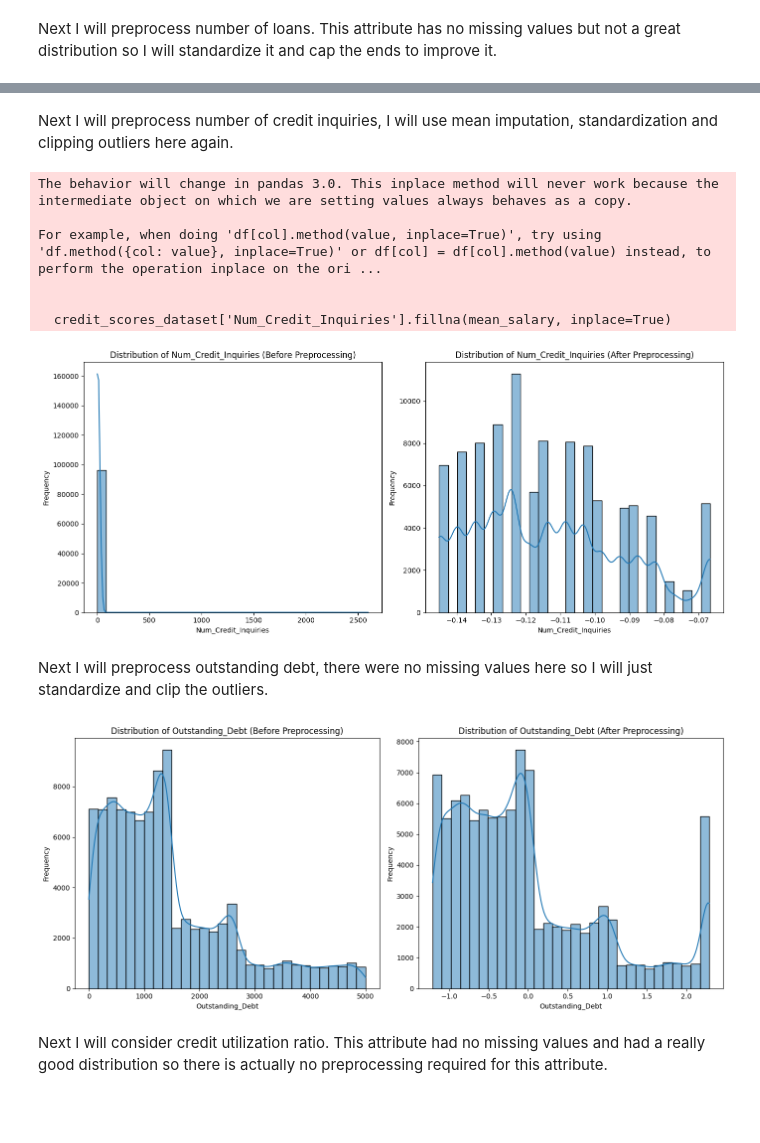
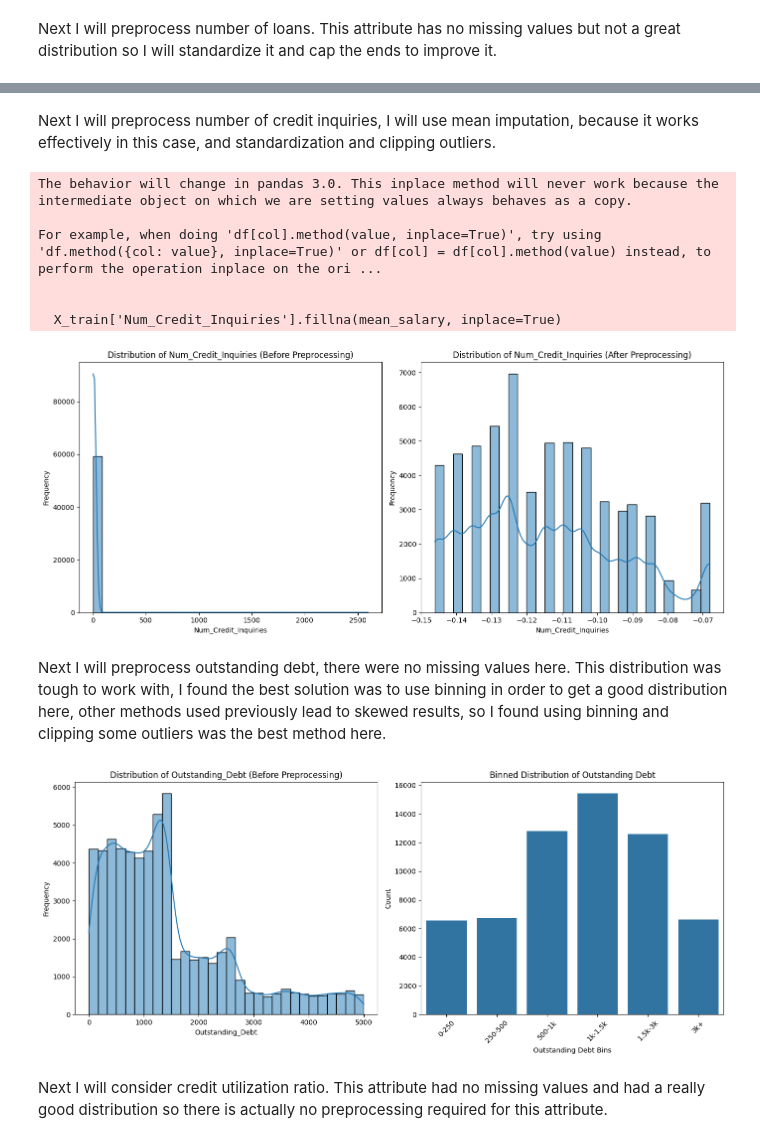
Before and after one commit to alex-govier5/intro-to-ai, a Jupyter notebook: A1/AI_Assignment1.ipynb, the cells around one changed output, grey strips where cells are left out. Cells and saved outputs as stored; diff of their text form; code cells hidden in the pictures; blank space fills up the shorter version.

```diff
--- a/A1/AI_Assignment1.ipynb
+++ b/A1/AI_Assignment1.ipynb
@@ -724,34 +732,34 @@ For example, when doing 'df[col].method(value, inplace=True)', try using 'df.met
 # %% [markdown]
-Next I will preprocess number of credit inquiries, I will use mean imputation, standardization and clipping outliers here again.
+Next I will preprocess number of credit inquiries, I will use mean imputation, because it works effectively in this case, and standardization and clipping outliers.
 # %%
 # Preprocessing number of credit inquiries
 
 # Visualize distribution before preprocessing
 plt.figure(figsize=(14, 6))
 plt.subplot(1, 2, 1)  # Before preprocessing
-sns.histplot(credit_scores_dataset['Num_Credit_Inquiries'], bins=30, kde=True)
+sns.histplot(X_train['Num_Credit_Inquiries'], bins=30, kde=True)
 plt.title('Distribution of Num_Credit_Inquiries (Before Preprocessing)')
 plt.xlabel('Num_Credit_Inquiries')
 plt.ylabel('Frequency')
 
 # Calculate mean
-mean_salary = credit_scores_dataset['Num_Credit_Inquiries'].mean()
+mean_salary = X_train['Num_Credit_Inquiries'].mean()
 
-# Impute missing values with the mean
-credit_scores_dataset['Num_Credit_Inquiries'].fillna(mean_salary, inplace=True)
+# Impute missing values with the mean (Warning below can be ignored)
+X_train['Num_Credit_Inquiries'].fillna(mean_salary, inplace=True)
 
-# Preprocess data
+# Apply standardization
 scaler = StandardScaler()
-credit_scores_dataset['Num_Credit_Inquiries'] = scaler.fit_transform(credit_scores_dataset[['Num_Credit_Inquiries']])
+X_train['Num_Credit_Inquiries'] = scaler.fit_transform(X_train[['Num_Credit_Inquiries']])
 
 # Clip the values to remove outliers
-lower_bound = credit_scores_dataset['Num_Credit_Inquiries'].quantile(0.01)
-upper_bound = credit_scores_dataset['Num_Credit_Inquiries'].quantile(0.95)
-credit_scores_dataset['Num_Credit_Inquiries'] = credit_scores_dataset['Num_Credit_Inquiries'].clip(lower_bound, upper_bound)
+lower_bound = X_train['Num_Credit_Inquiries'].quantile(0.01)
+upper_bound = X_train['Num_Credit_Inquiries'].quantile(0.95)
+X_train['Num_Credit_Inquiries'] = X_train['Num_Credit_Inquiries'].clip(lower_bound, upper_bound)
 
 # Visualize distribution after preprocessing
 plt.subplot(1, 2, 2)  # After preprocessing
-sns.histplot(credit_scores_dataset['Num_Credit_Inquiries'], bins=30, kde=True)
+sns.histplot(X_train['Num_Credit_Inquiries'], bins=30, kde=True)
 plt.title('Distribution of Num_Credit_Inquiries (After Preprocessing)')
 plt.xlabel('Num_Credit_Inquiries')
 plt.ylabel('Frequency')
@@ -765,42 +773,44 @@ The behavior will change in pandas 3.0. This inplace method will never work beca
 For example, when doing 'df[col].method(value, inplace=True)', try using 'df.method({col: value}, inplace=True)' or df[col] = df[col].method(value) instead, to perform the operation inplace on the ori ...
 
 
-  credit_scores_dataset['Num_Credit_Inquiries'].fillna(mean_salary, inplace=True)
+  X_train['Num_Credit_Inquiries'].fillna(mean_salary, inplace=True)
-[figure, old version]
+[figure, new version]
-# %% [markdown]
-Next I will preprocess outstanding debt, there were no missing values here so I will just standardize and clip the outliers.
+# %% [markdown]
+Next I will preprocess outstanding debt, there were no missing values here. This distribution was tough to work with, I found the best solution was to use binning in order to get a good distribution here, other methods used previously lead to skewed results, so I found using binning and clipping some outliers was the best method here.
 # %%
 # Preprocessing outstanding debt
 
 # Visualize distribution before preprocessing
 plt.figure(figsize=(14, 6))
 plt.subplot(1, 2, 1)  # Before preprocessing
-sns.histplot(credit_scores_dataset['Outstanding_Debt'], bins=30, kde=True)
+sns.histplot(X_train['Outstanding_Debt'], bins=30, kde=True)
 plt.title('Distribution of Outstanding_Debt (Before Preprocessing)')
 plt.xlabel('Outstanding_Debt')
 plt.ylabel('Frequency')
 
-# Preprocess data
-scaler = StandardScaler()
-credit_scores_dataset['Outstanding_Debt'] = scaler.fit_transform(credit_scores_dataset[['Outstanding_Debt']])
+# Use binning
+bins = [0, 250, 500, 1000, 1500, 3000, 10000] # Adjust as needed
+labels = ['0-250', '250-500', '500-1k', '1k-1.5k', '1.5k-3k', '3k+']
+X_train['Outstanding_Debt'] = pd.cut(X_train['Outstanding_Debt'], bins=bins, labels=labels)
 
 # Clip the values to remove outliers
-lower_bound = credit_scores_dataset['Outstanding_Debt'].quantile(0.01)
-upper_bound = credit_scores_dataset['Outstanding_Debt'].quantile(0.95)
-credit_scores_dataset['Outstanding_Debt'] = credit_scores_dataset['Outstanding_Debt'].clip(lower_bound, upper_bound)
+lower_bound = X_train['Outstanding_Debt'].quantile(0.01)
+upper_bound = X_train['Outstanding_Debt'].quantile(0.99)
+X_train['Outstanding_Debt'] = X_train['Outstanding_Debt'].clip(lower_bound, upper_bound)
 
 # Visualize distribution after preprocessing
 plt.subplot(1, 2, 2)  # After preprocessing
-sns.histplot(credit_scores_dataset['Outstanding_Debt'], bins=30, kde=True)
-plt.title('Distribution of Outstanding_Debt (After Preprocessing)')
-plt.xlabel('Outstanding_Debt')
-plt.ylabel('Frequency')
+sns.countplot(data=X_train, x='Outstanding_Debt')
+plt.title('Binned Distribution of Outstanding Debt')
+plt.xlabel('Outstanding Debt Bins')
+plt.ylabel('Count')
+plt.xticks(rotation=45)
 
 # Show the plots
 plt.tight_layout()
 plt.show()
 # %% [output]
-[figure, old version]
+[figure, new version]
 # %% [markdown]
 Next I will consider credit utilization ratio. This attribute had no missing values and had a really good distribution so there is actually no preprocessing required for this attribute.
 # %% [markdown]
```
Also changed, not shown: parts of 31 cells of this notebook.
